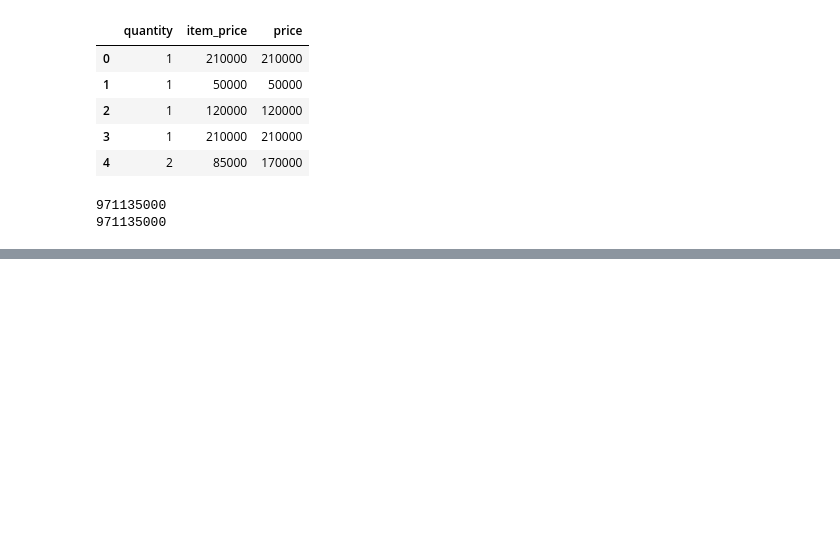
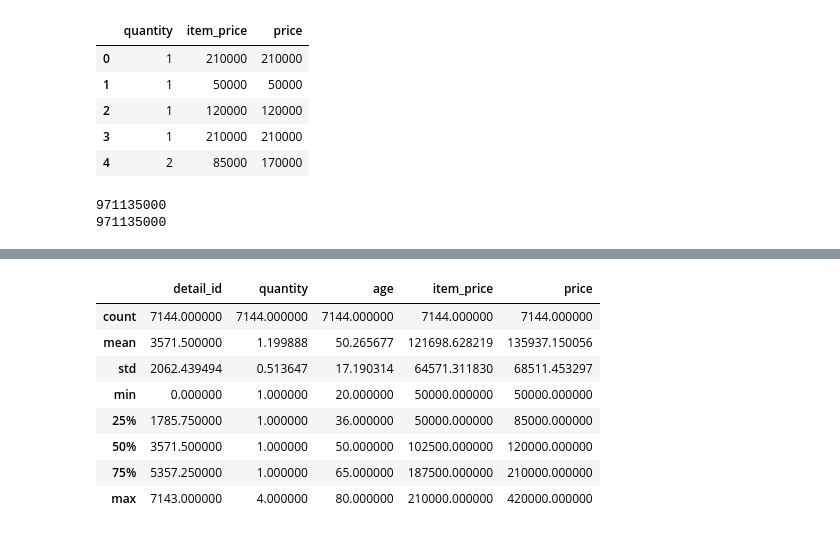
Before and after one commit to KodaiTakano/DataAnalysis100, a Jupyter notebook: session1.ipynb, the cells around one changed output, grey strips where cells are left out. Cells and saved outputs as stored; diff of their text form; code cells hidden in the pictures; blank space fills up the shorter version.

```diff
--- a/session1.ipynb
+++ b/session1.ipynb
@@ -117,0 +139,12 @@ print(transaction["price"].sum())
+# %%
+join_data.describe()
+# %% [output]
+|  | detail_id | quantity | age | item_price | price |
+| count | 7144.000000 | 7144.000000 | 7144.000000 | 7144.000000 | 7144.000000 |
+| mean | 3571.500000 | 1.199888 | 50.265677 | 121698.628219 | 135937.150056 |
+| std | 2062.439494 | 0.513647 | 17.190314 | 64571.311830 | 68511.453297 |
+| min | 0.000000 | 1.000000 | 20.000000 | 50000.000000 | 50000.000000 |
+| 25% | 1785.750000 | 1.000000 | 36.000000 | 50000.000000 | 85000.000000 |
+| 50% | 3571.500000 | 1.000000 | 50.000000 | 102500.000000 | 120000.000000 |
+| 75% | 5357.250000 | 1.000000 | 65.000000 | 187500.000000 | 210000.000000 |
+| max | 7143.000000 | 4.000000 | 80.000000 | 210000.000000 | 420000.000000 |
```
Also changed, not shown: parts of 8 cells of this notebook.
